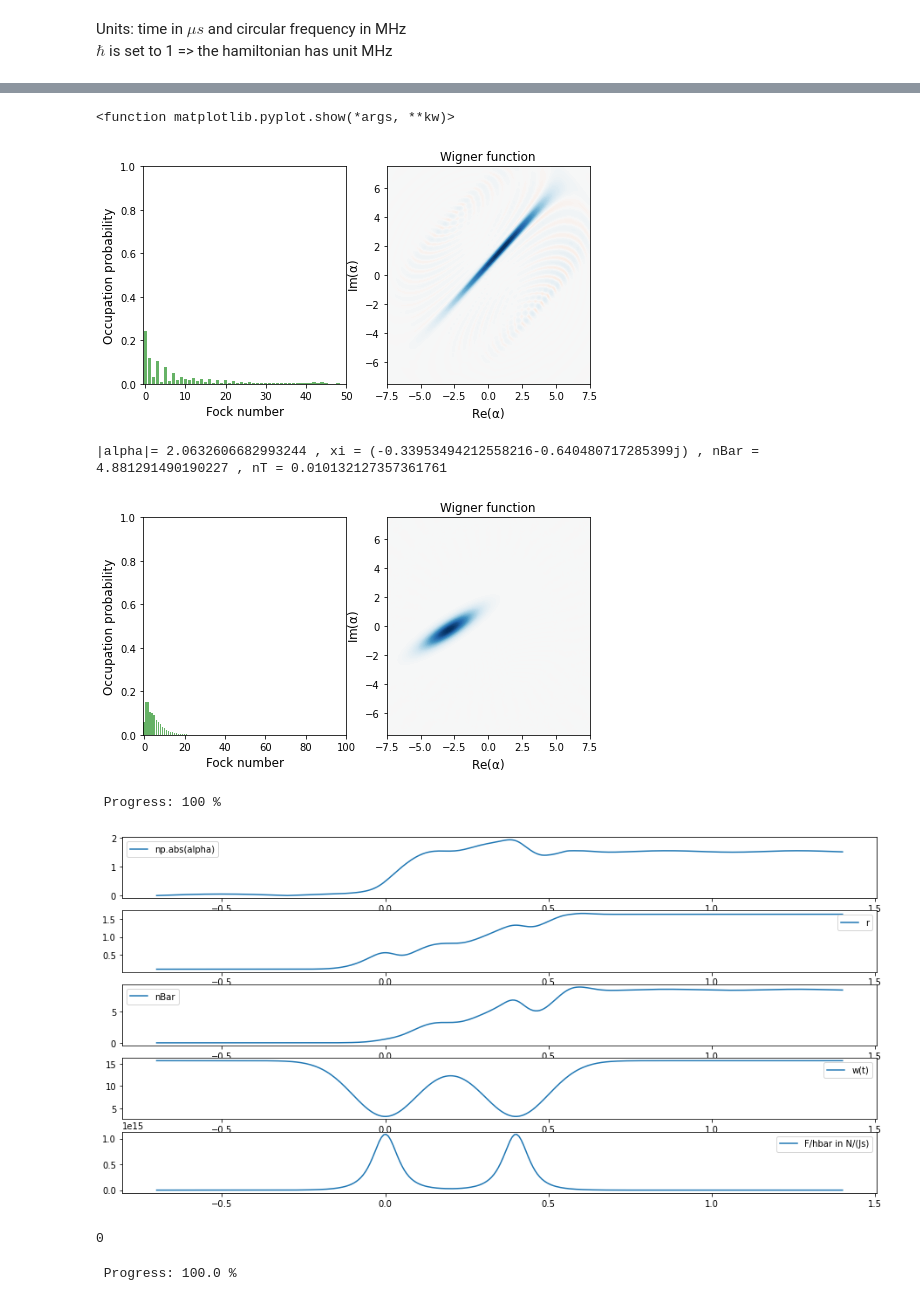
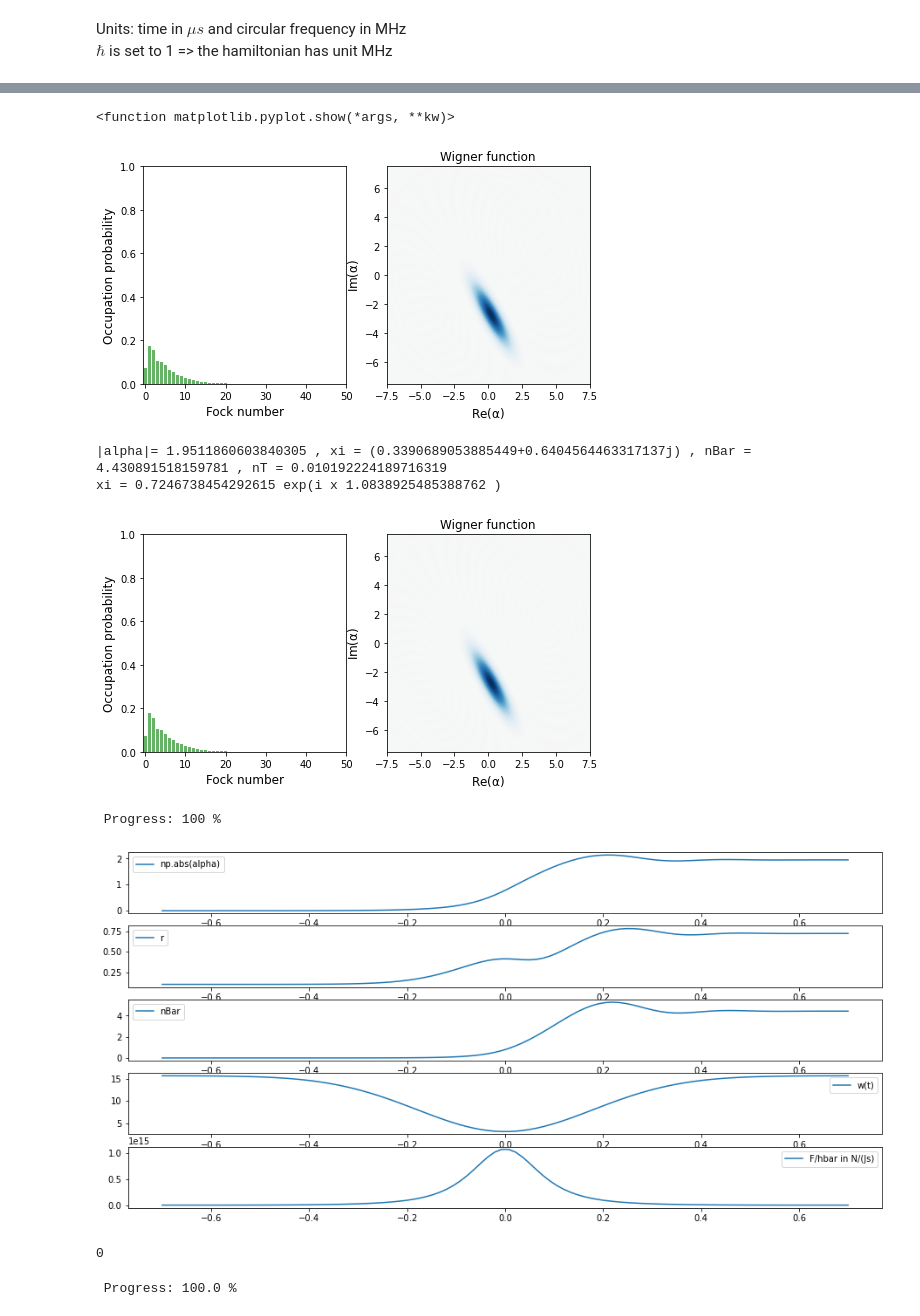
Before and after one commit to R-Thomm/Robin-Master, a Jupyter notebook: squeezed.ipynb, the cells around one changed output, grey strips where cells are left out. Cells and saved outputs as stored; diff of their text form; code cells hidden in the pictures.

```diff
--- a/squeezed.ipynb
+++ b/squeezed.ipynb
@@ -22,7 +22,7 @@ argsQQ = {'n': n,
        'omegaArgs': [w0, -0.8*w0, T/4, -0.8*w0, T/4, T],
        'f0': 100/(9*10**-15)}
 
-timesQ = np.linspace(-0.7,0.7, 300)
+timesQ = np.linspace(-1, 1, 200)
 argsQ = {'n': n,
        'omega': wQP,
        'omegaDt': wQPdot,
@@ -63,31 +63,32 @@ plt.show()
 # %%
-resultQQ = mesolve(H, psi0, timesQQ, args=argsQQ)
+resultQ = mesolve(H, psi0, timesQ, args=argsQ)
 # resultQ = mesolve(H, psi0, timesQ, args=argsQ)
 # resultNix = mesolve(H, psi0, timesNix, args=argsNix)
 # resultQP = mesolve(H, psi0, timesQP, args=argsQP)
 # %%
-result = resultQQ
+result = resultQ
 psi = result.states[-1]
 
 plot_wigner_fock_distribution(psi)
 plt.show
 # %% [output]
 <function matplotlib.pyplot.show(*args, **kw)>
-[figure, old version]
+[figure, new version]
 # %%
 alpha, xi, nBar, nT = getParams(psi)
 print('|alpha|=', np.abs(alpha), ', xi =', xi, ', nBar =', nBar, ', nT =', nT)
-
+print('xi =', np.abs(xi), 'exp(i x', np.angle(xi), ')')
 psi1 = displace(n, alpha)*squeeze(n, xi)*thermal_dm(n, nT)*squeeze(n, xi).dag()*displace(n, alpha).dag()
 plot_wigner_fock_distribution(psi1)
 plt.show()
 # %% [output]
-|alpha|= 2.0632606682993244 , xi = (-0.33953494212558216-0.640480717285399j) , nBar = 4.881291490190227 , nT = 0.010132127357361761
+|alpha|= 1.9511860603840305 , xi = (0.3390689053885449+0.6404564463317137j) , nBar = 4.430891518159781 , nT = 0.010192224189716319
+xi = 0.7246738454292615 exp(i x 1.0838925485388762 )
-[figure, old version]
+[figure, new version]
 # %%
-plotResults(timesQQ, resultQQ, argsQQ, calculate_nT = False, nSkipp = 1, showProgress = True)
+plotResults(timesQ, resultQ, argsQ, calculate_nT = False, nSkipp = 1, showProgress = True)
 # %% [output]
  Progress: 100 %
-[figure, old version]
+[figure, new version]
 0
 # %%
```
Also changed, not shown: parts of 19 cells of this notebook, 1 other file.
